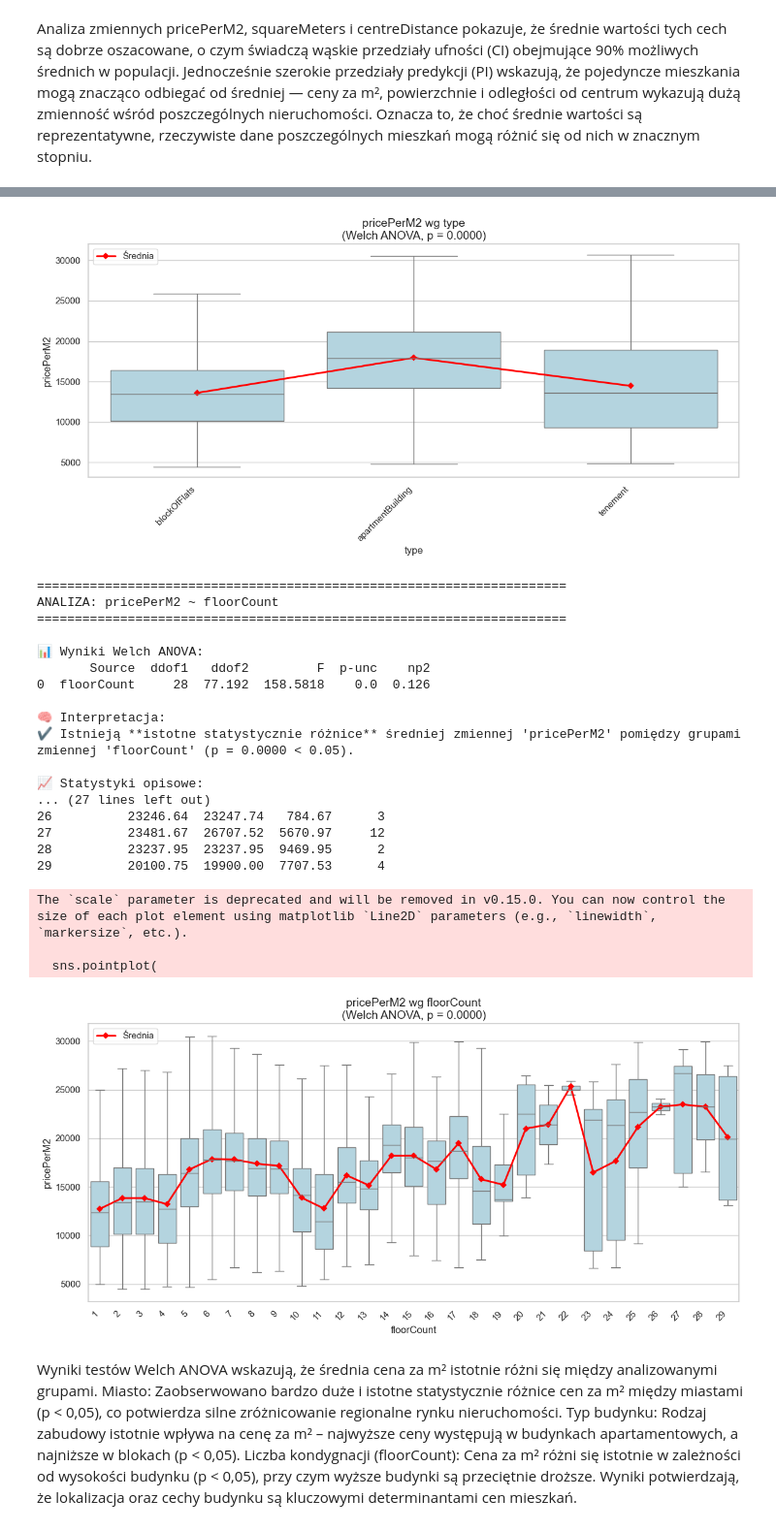
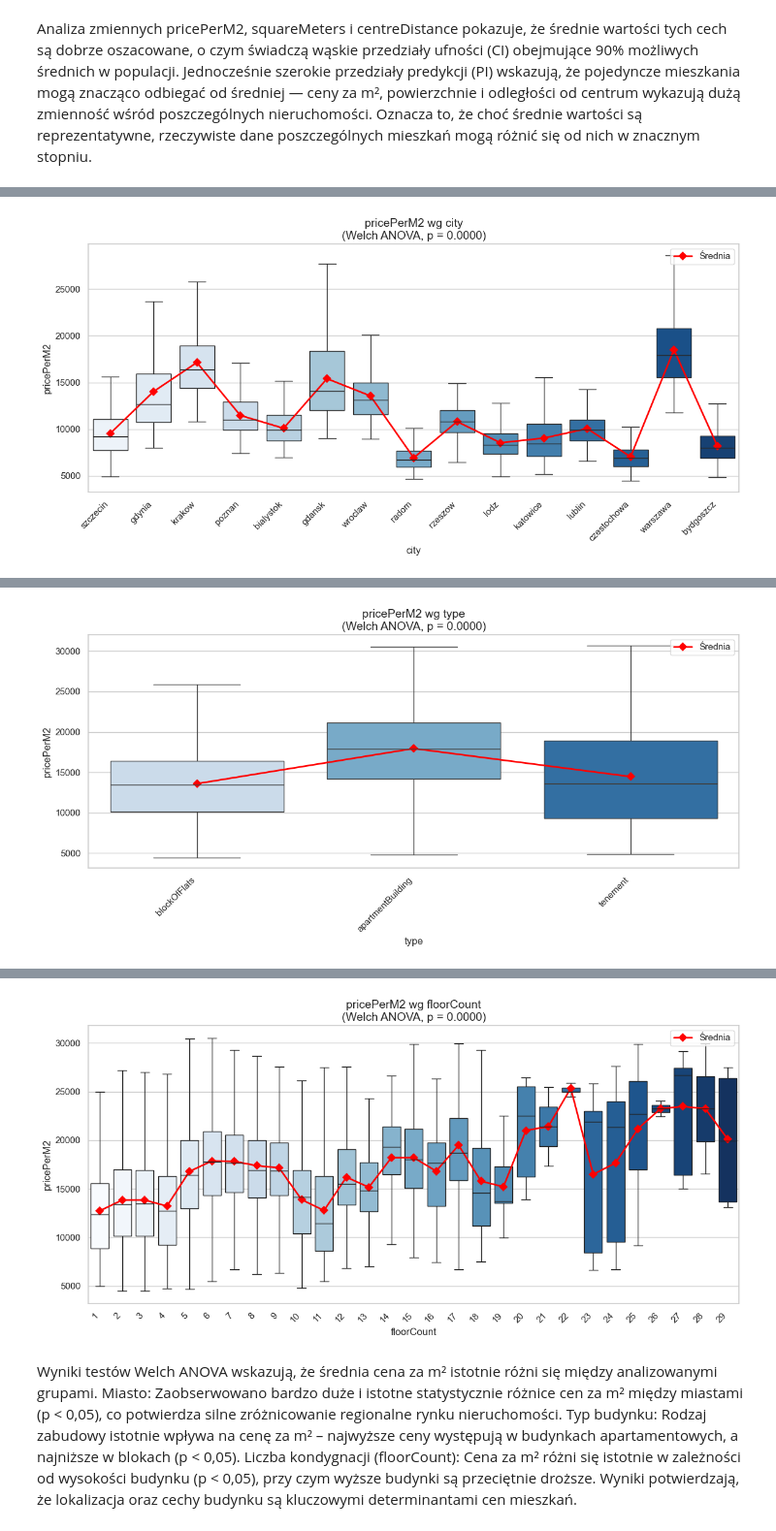
Before and after one commit to majadoris778/Analiza-Danych-R-i-Python-Grupa-Wsparcie-Projektowe, a Jupyter notebook: Projekt.ipynb, the cells around one changed output, grey strips where cells are left out. Shown at 97% size. Cells and saved outputs as stored; diff of their text form; code cells hidden in the pictures.

```diff
--- a/Projekt.ipynb
+++ b/Projekt.ipynb
@@ -724,9 +737,9 @@ print(df)
 # %%
 # Zamiana zmiennych binarnych kategorycznych z 'yes'/'no' na 1/0
 cols = ["hasParkingSpace", "hasBalcony", "hasSecurity", "hasStorageRoom"]
-for col in cols:
-    print(col, df[col].unique())
 
-df[cols] = df[cols].applymap(lambda x: 1 if x == 'yes' else 0)
-df.head()
+# Używamy .map() zamiast .applymap()
+df[cols] = df[cols].map(lambda x: 1 if str(x).lower() == 'yes' else 0)
+
+print(df[cols].head())
 # %% [output]
@@ -1306,15 +1291,4 @@ Analiza zmiennych pricePerM2, squareMeters i centreDistance pokazuje, że średn
 # %%
-# ===============================
-# 6. WELCH ANOVA + INTERPRETACJA + WIZUALIZACJA (cena za m2 w podziale na miasto, typ budynku, licbę pięter)
-
-# ===============================
-
-import pandas as pd
-import numpy as np
-import matplotlib.pyplot as plt
-import seaborn as sns
-import pingouin as pg
-
 sns.set_theme(style="whitegrid")
 
 def welch_anova_with_visualization(df, dv, group, alpha=0.05):
@@ -1356,7 +1330,7 @@ def welch_anova_with_visualization(df, dv, group, alpha=0.05):
         )
 
     # --- 4. Statystyki opisowe ---
-    desc = data.groupby(group)[dv].agg(['mean', 'median', 'std', 'count']).round(2)
+    desc = data.groupby(group, observed=False)[dv].agg(['mean', 'median', 'std', 'count']).round(2)
     print("\n📈 Statystyki opisowe:")
     print(desc)
 
@@ -1367,9 +1341,12 @@ def welch_anova_with_visualization(df, dv, group, alpha=0.05):
         data=data,
         x=group,
         y=dv,
+        hue=group,
         showfliers=False,
-        color="lightblue"
+        palette="Blues",
+        legend=False
     )
+
 
     sns.pointplot(
         data=data,
@@ -1378,7 +1355,8 @@ def welch_anova_with_visualization(df, dv, group, alpha=0.05):
         estimator=np.mean,
         color="red",
         markers="D",
-        scale=0.8,
+        markersize=6,
+        linewidth=2,
         errorbar=None,
         label="Średnia"
     )
@@ -1387,14 +1365,11 @@ def welch_anova_with_visualization(df, dv, group, alpha=0.05):
     plt.xlabel(group)
     plt.ylabel(dv)
     plt.xticks(rotation=45, ha="right")
-    plt.legend()
+
+
+    plt.legend(loc='upper right')
     plt.tight_layout()
     plt.show()
-
-
-# ===============================
-# WYWOŁANIA
-# ===============================
 
 welch_anova_with_visualization(df, 'pricePerM2', 'city')
 welch_anova_with_visualization(df, 'pricePerM2', 'type')
@@ -1417,3 +1392,4 @@ rzeszow      10803.55  10811.15  1882.11    163
 szczecin      9529.45   9216.01  2515.33    647
 warszawa     18503.96  17916.67  3925.71   6962
 wroclaw      13562.28  13085.44  2742.03   2271
+[figure, new version]
@@ -1424 +1413,2 @@ The `scale` parameter is deprecated and will be removed in v0.15.0. You can now
+[figure, new version]
 ======================================================================
@@ -1443,25 +1431,4 @@ tenement           14472.62  13625.36  6217.90   3498
-[figure, old version]
-======================================================================
-ANALIZA: pricePerM2 ~ floorCount
-======================================================================
-
-📊 Wyniki Welch ANOVA:
-       Source  ddof1   ddof2         F  p-unc    np2
-0  floorCount     28  77.192  158.5818    0.0  0.126
-
-🧠 Interpretacja:
-✔ Istnieją **istotne statystycznie różnice** średniej zmiennej 'pricePerM2' pomiędzy grupami zmiennej 'floorCount' (p = 0.0000 < 0.05).
-
-📈 Statystyki opisowe:
-... (27 lines left out)
-26          23246.64  23247.74   784.67      3
-27          23481.67  26707.52  5670.97     12
-28          23237.95  23237.95  9469.95      2
-29          20100.75  19900.00  7707.53      4
-The `scale` parameter is deprecated and will be removed in v0.15.0. You can now control the size of each plot element using matplotlib `Line2D` parameters (e.g., `linewidth`, `markersize`, etc.).
-
-  sns.pointplot(
-[figure, old version]
+[figure, new version]
 # %% [markdown]
 Wyniki testów Welch ANOVA wskazują, że średnia cena za m² istotnie różni się między analizowanymi grupami.
 Miasto: Zaobserwowano bardzo duże i istotne statystycznie różnice cen za m² między miastami (p < 0,05), co potwierdza silne zróżnicowanie regionalne rynku nieruchomości.
```
Also changed, not shown: parts of 49 cells of this notebook.
